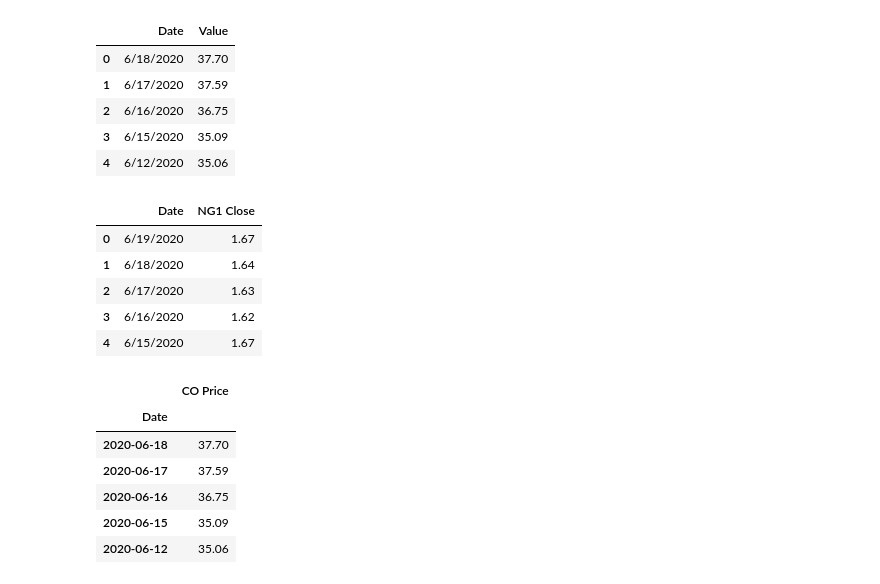
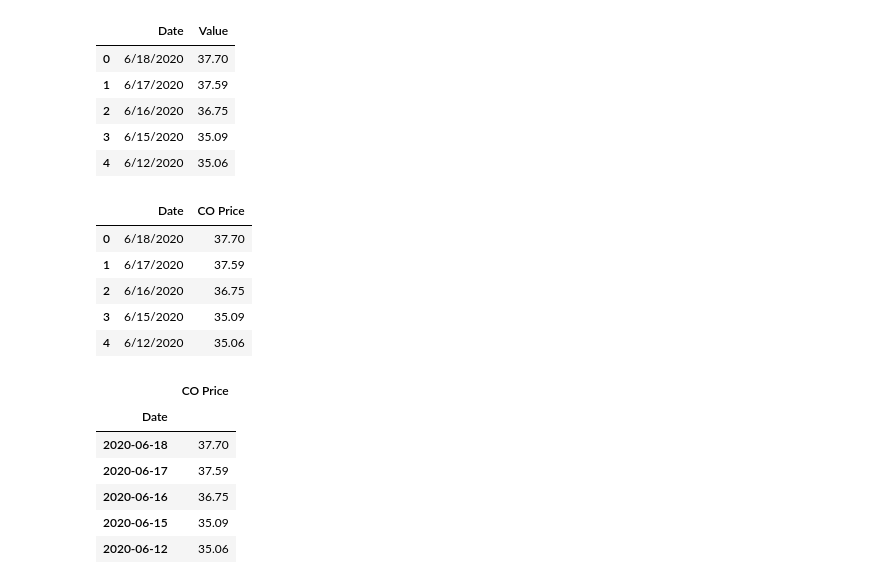
Before and after one commit to KalenAsberry12/project_one, a Jupyter notebook: Data_Jonathan.ipynb, the cells around one changed output. Drawn from its saved outputs; the diff is of its cells as text; code cells hidden in the pictures.

```diff
--- a/Data_Jonathan.ipynb
+++ b/Data_Jonathan.ipynb
@@ -144,13 +153,14 @@ co_df.head()
 | 3 | 6/15/2020 | 35.09 |
 | 4 | 6/12/2020 | 35.06 |
 # %%
+# Rename Value column as CO Price and Date column as Date
 co_df2 = co_df.rename(columns={'Value':'CO Price',' Date':'Date'})
-ng_df2.head()
+co_df2.head()
 # %% [output]
-|  | Date | NG1 Close |
-| 0 | 6/19/2020 | 1.67 |
-| 1 | 6/18/2020 | 1.64 |
-| 2 | 6/17/2020 | 1.63 |
-| 3 | 6/16/2020 | 1.62 |
-| 4 | 6/15/2020 | 1.67 |
+|  | Date | CO Price |
+| 0 | 6/18/2020 | 37.70 |
+| 1 | 6/17/2020 | 37.59 |
+| 2 | 6/16/2020 | 36.75 |
+| 3 | 6/15/2020 | 35.09 |
+| 4 | 6/12/2020 | 35.06 |
 # %%
```
Also changed, not shown: parts of 31 cells of this notebook.
